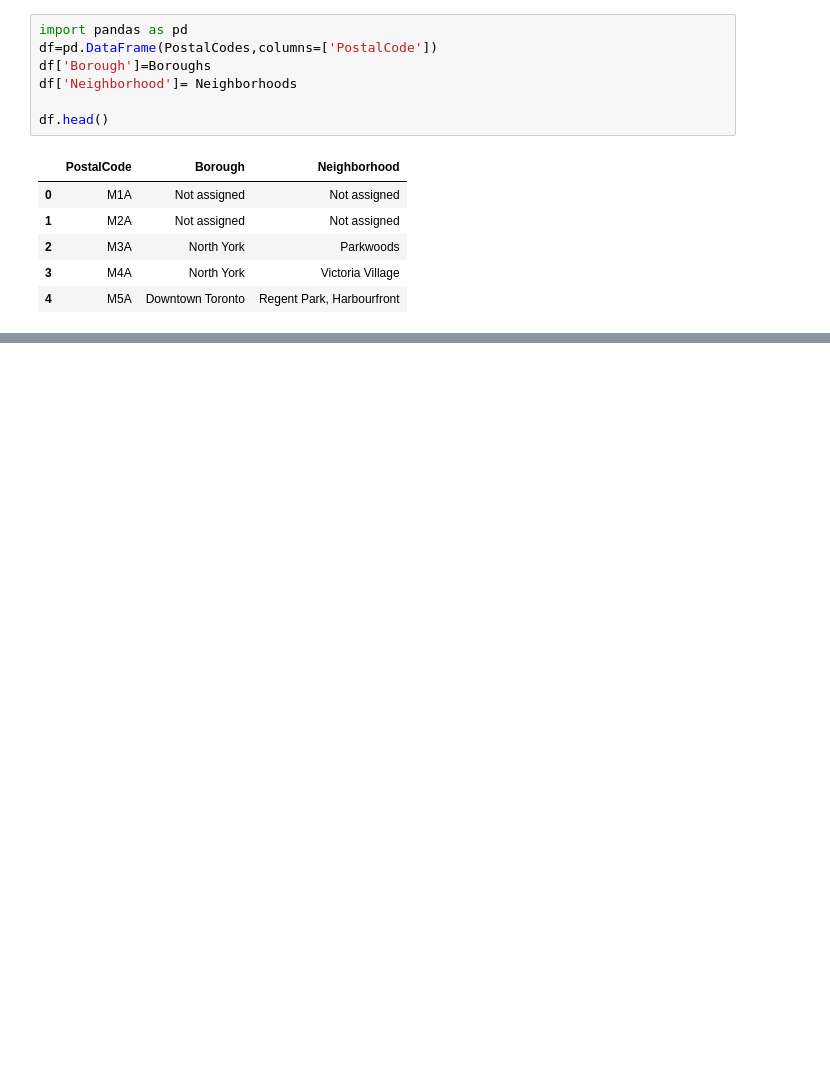
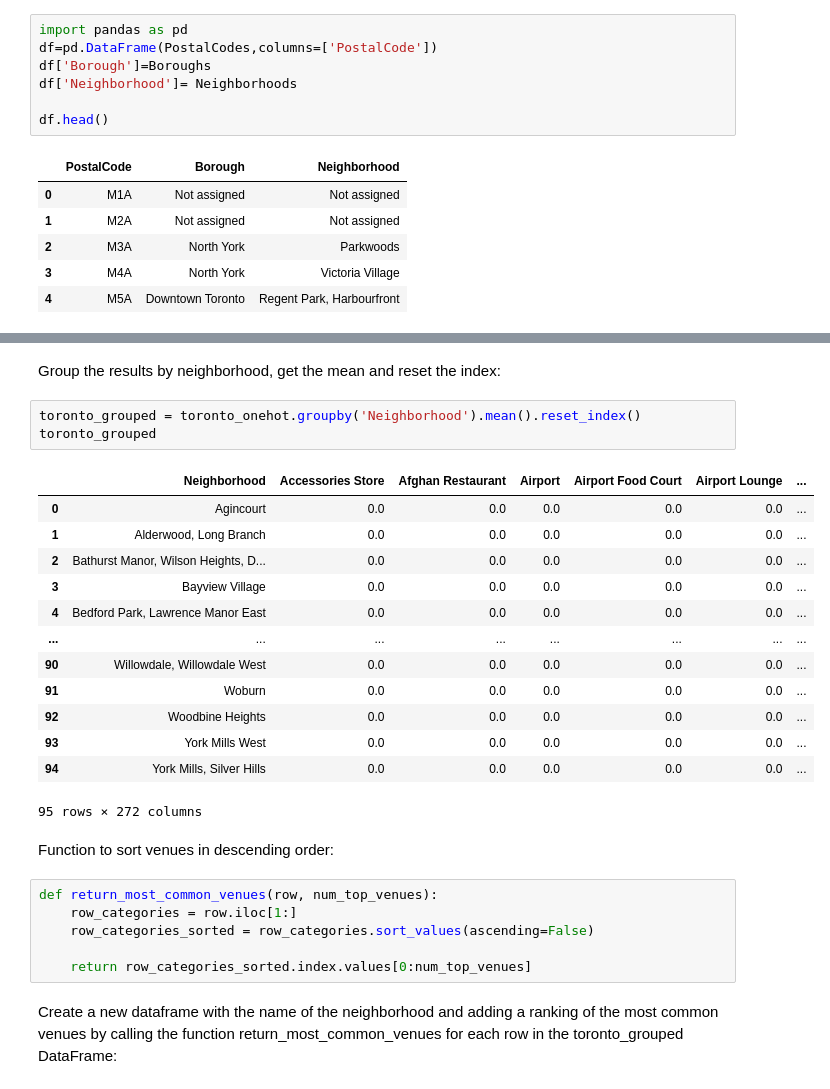
Before and after one commit to SpaceMettzger/IBM-Data-Science-Capstone, a Jupyter notebook: Web Scraping Zip Codes.ipynb, the cells around one changed output, grey strips where cells are left out. Cells and saved outputs as stored; diff of their text form; blank space fills up the shorter version.

```diff
--- a/Web Scraping Zip Codes.ipynb
+++ b/Web Scraping Zip Codes.ipynb
@@ -66,0 +299,29 @@ df.head()
+# %% [markdown]
+Group the results by neighborhood, get the mean and reset the index:
+# %%
+toronto_grouped = toronto_onehot.groupby('Neighborhood').mean().reset_index()
+toronto_grouped
+# %% [output]
+|  | Neighborhood | Accessories Store | Afghan Restaurant | Airport | Airport Food Court | Airport Lounge | ... |
+| 0 | Agincourt | 0.0 | 0.0 | 0.0 | 0.0 | 0.0 | ... |
+| 1 | Alderwood, Long Branch | 0.0 | 0.0 | 0.0 | 0.0 | 0.0 | ... |
+| 2 | Bathurst Manor, Wilson Heights, D... | 0.0 | 0.0 | 0.0 | 0.0 | 0.0 | ... |
+| 3 | Bayview Village | 0.0 | 0.0 | 0.0 | 0.0 | 0.0 | ... |
+| 4 | Bedford Park, Lawrence Manor East | 0.0 | 0.0 | 0.0 | 0.0 | 0.0 | ... |
+| ... | ... | ... | ... | ... | ... | ... | ... |
+| 90 | Willowdale, Willowdale West | 0.0 | 0.0 | 0.0 | 0.0 | 0.0 | ... |
+| 91 | Woburn | 0.0 | 0.0 | 0.0 | 0.0 | 0.0 | ... |
+| 92 | Woodbine Heights | 0.0 | 0.0 | 0.0 | 0.0 | 0.0 | ... |
+| 93 | York Mills West | 0.0 | 0.0 | 0.0 | 0.0 | 0.0 | ... |
+| 94 | York Mills, Silver Hills | 0.0 | 0.0 | 0.0 | 0.0 | 0.0 | ... |
+95 rows × 272 columns
+# %% [markdown]
+Function to sort venues in descending order:
+# %%
+def return_most_common_venues(row, num_top_venues):
+    row_categories = row.iloc[1:]
+    row_categories_sorted = row_categories.sort_values(ascending=False)
+
+    return row_categories_sorted.index.values[0:num_top_venues]
+# %% [markdown]
+Create a new dataframe with the name of the neighborhood and adding a ranking of the most common venues by calling the function return_most_common_venues for each row in the toronto_grouped DataFrame:
```
Also changed, not shown: parts of 50 cells of this notebook, 1 other file.
